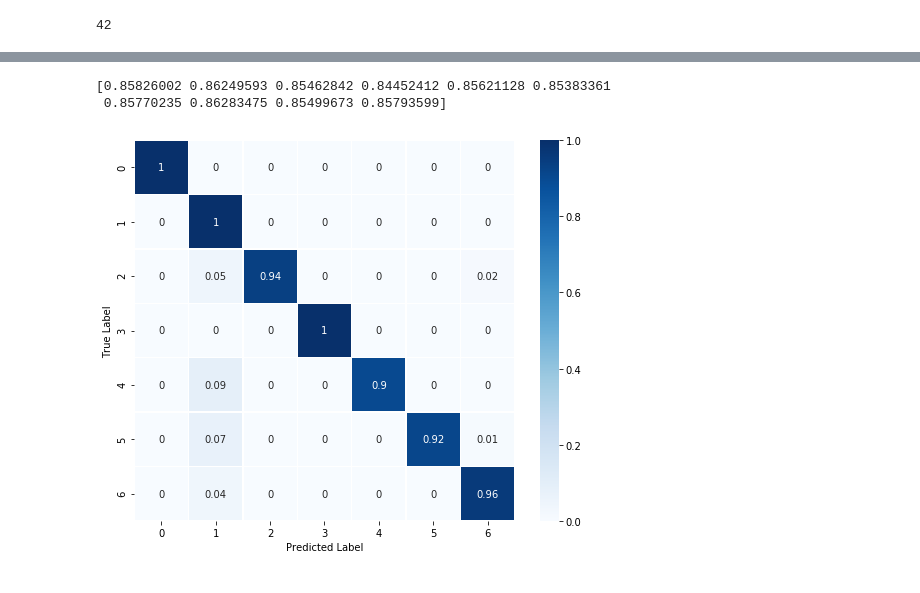
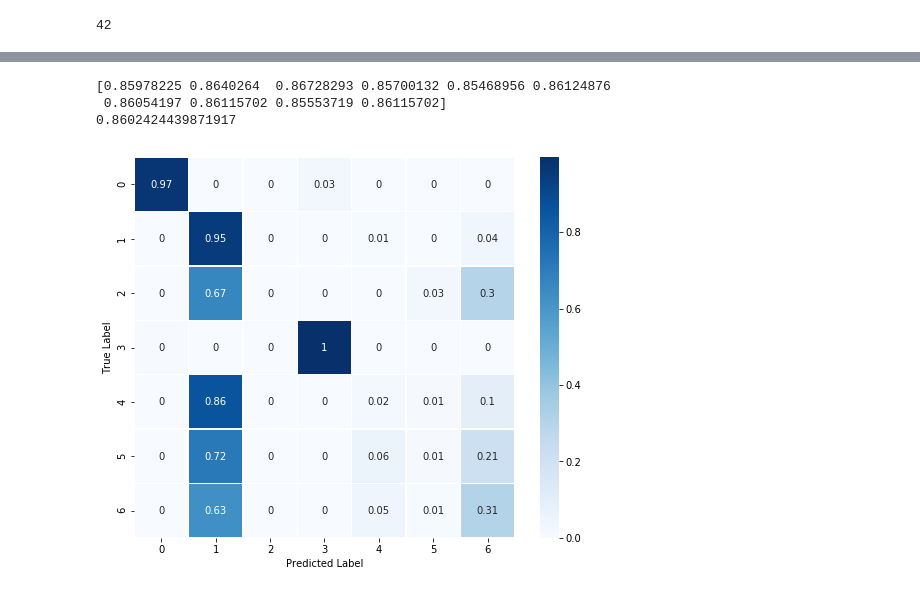
Before and after one commit to YunusBulut/dsprojects, a Jupyter notebook: randomforest/U3.L2.P5_randforest.ipynb, the cells around one changed output, grey strips where cells are left out. Drawn from its saved outputs; the diff is of its cells as text; code cells hidden in the pictures.

```diff
--- a/randomforest/U3.L2.P5_randforest.ipynb
+++ b/randomforest/U3.L2.P5_randforest.ipynb
@@ -793,0 +728,3 @@ df.head()
+# %%
+df["int_rate"] = df["int_rate"].str.replace(pat="%", repl="").astype('float64')
+df.dtypes
@@ -793,0 +749,3 @@ df.head()
+# %%
+df["term"] = df["term"].str.replace(pat=" months", repl="").astype('int')
+df.head()
@@ -794,3 +760,7 @@ df.head()
+# %%
+df = df.drop('issue_d', axis=1) # causing too many dummies columns and no real helpful info
+# %%
+df = df.drop('next_pymnt_d', axis=1) # causing too many dummies columns and no real helpful info
 # %%
 #Get dummies for categorical variables, but remove the target first
 dum = df.drop('loan_status',1)
@@ -813,12 +783,16 @@ dum.head()
 # %%
 rfc = ensemble.RandomForestClassifier(n_estimators=10)
 X = dum.drop('loan_status', 1)
 Y = dum['loan_status']
-print(cross_val_score(rfc, X, Y, cv=10))
-rfc.fit(X, Y)
-y_pred = rfc.predict(X)
-confusion(Y,y_pred)
+scores = cross_val_score(rfc, X, Y, cv=10)
+print(scores)
+print(scores.mean())
+X_train, X_test, y_train, y_test = train_test_split(X, Y)
+rfc.fit(X_train, y_train)
+y_pred = rfc.predict(X_test)
+confusion(y_test,y_pred)
 # %% [output]
-[0.85826002 0.86249593 0.85462842 0.84452412 0.85621128 0.85383361
- 0.85770235 0.86283475 0.85499673 0.85793599]
+[0.85978225 0.8640264  0.86728293 0.85700132 0.85468956 0.86124876
+ 0.86054197 0.86115702 0.85553719 0.86115702]
+0.8602424439871917
-[figure, old version]
+[figure, new version]
```
Also changed, not shown: parts of 45 cells of this notebook.
